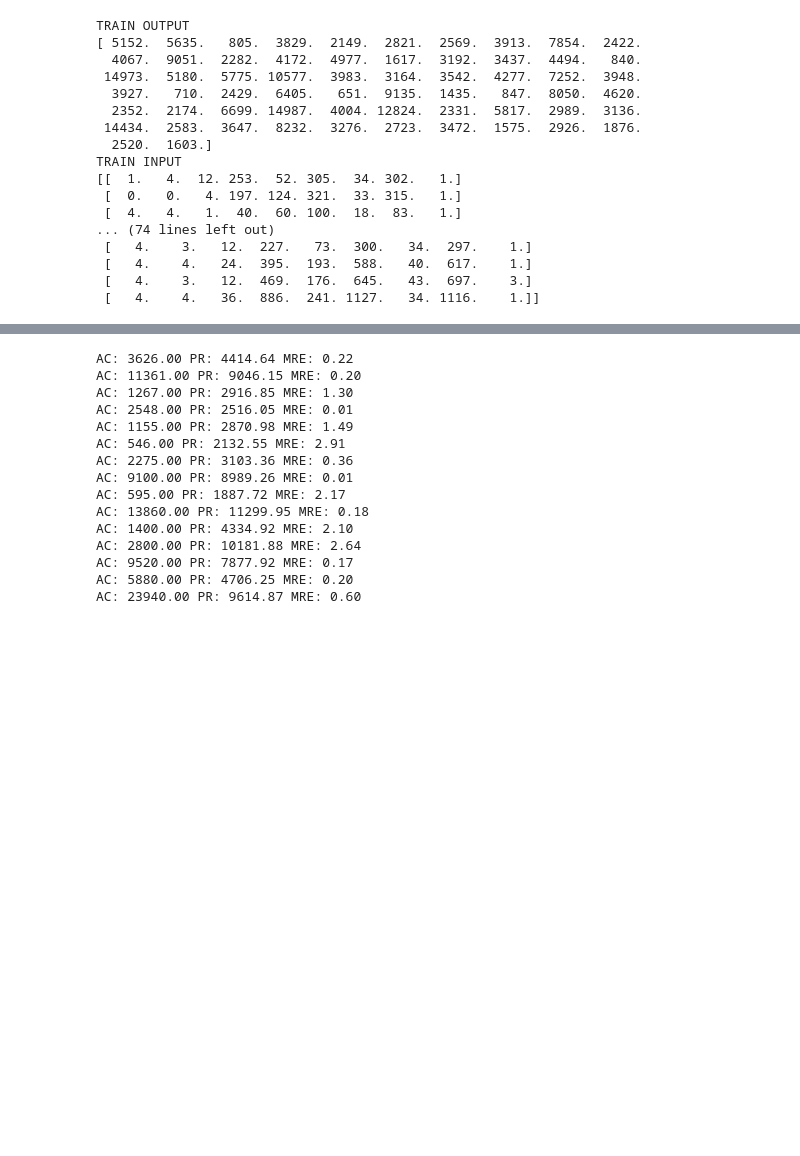
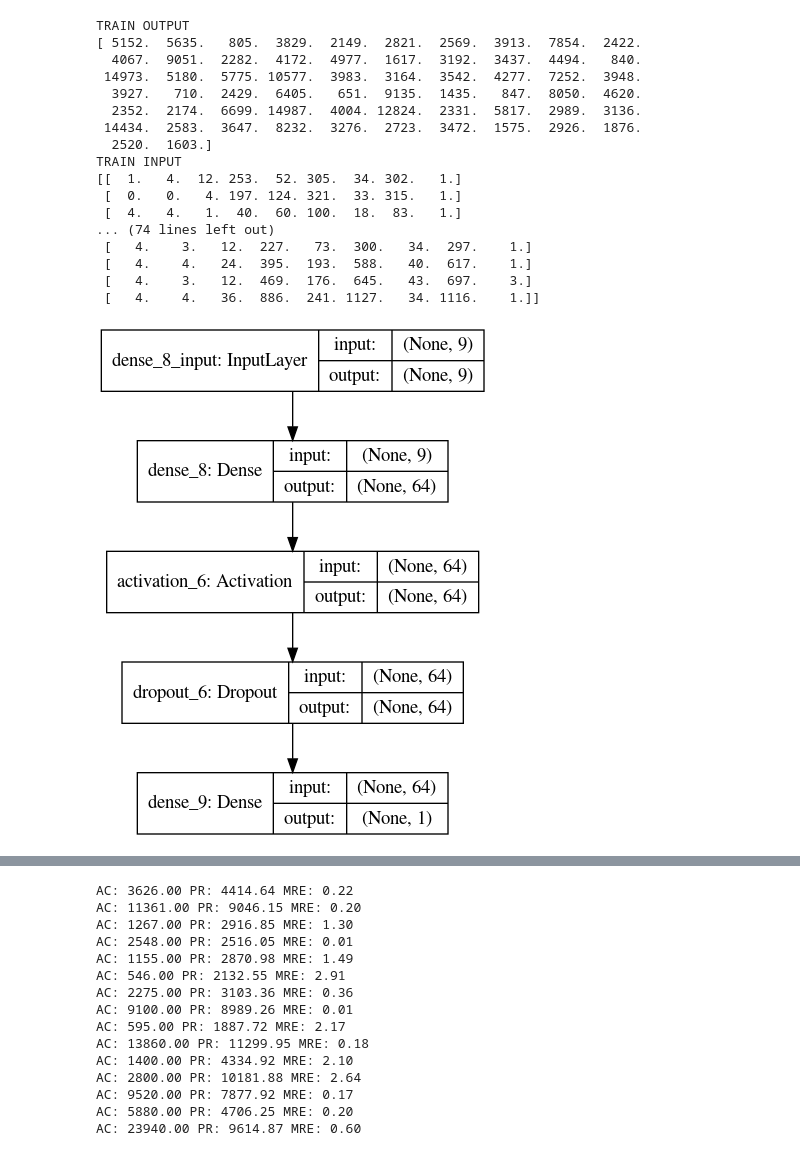
Before and after one commit to abiliocastro/mlsdee, a Jupyter notebook: abilio.ipynb, the cells around one changed output, grey strips where cells are left out. Saved outputs shown, nothing was run; the diff lists cells and outputs as text; code cells hidden in the pictures; blank space fills up the shorter version.

```diff
--- a/abilio.ipynb
+++ b/abilio.ipynb
@@ -19,6 +17,10 @@ def r2_keras(y_true, y_pred):
     SS_res =  K.sum(K.square(y_true - y_pred))
     SS_tot = K.sum(K.square(y_true - K.mean(y_true)))
     return ( 1 - SS_res/(SS_tot + K.epsilon()) )
+# %%
+# custom rmse metrics for keras backend
+def root_mean_squared_error(y_true, y_pred):
+    return K.sqrt(K.mean(K.square(y_pred - y_true)))
 # %%
 # custom Magnitude of Relative Error metrics
 def mre(y_actual, y_pred):
@@ -103,33 +105,22 @@ y_test = sclYtest.transform(y_test.reshape(-1,1))
 # X_test = sclXtest.inverse_transform(X_test)
 # y_test = sclYtest.inverse_transform(y_test)
 # %%
-# define nn like article
+# define nn like livia proposed
 model = Sequential()
-model.add(Dense(55, input_dim=9))
-model.add(Dropout(0.5))
-model.add(Dense(89))
+model.add(Dense(64, input_dim=9))
 model.add(Activation('relu'))
 model.add(Dropout(0.5))
-model.add(Dense(610))
-model.add(Activation('relu'))
-model.add(Dropout(0.5))
-model.add(Dense(144))
-model.add(Activation('relu'))
-model.add(Dropout(0.5))
-model.add(Dense(55))
-model.add(Activation('relu'))
-model.add(Dropout(0.5))
-model.add(Dense(8))
-model.add(Activation('relu'))
 model.add(Dense(1, activation='linear'))
 # %%
 # compile the keras model 4 metrics
-model.compile(loss='mean_absolute_error', optimizer='adam', metrics=[metrics.mse, metrics.mae, r2_keras])
+model.compile(loss='mean_absolute_error', optimizer='adam', metrics=[metrics.mse, metrics.mae, r2_keras, root_mean_squared_error])
 # %%
 # compile the keras model with one metric
 # model.compile(loss='mean_absolute_error', optimizer='adam', metrics=[metrics.mse])
 # %%
-# plot_model(model, to_file='model_plot.png', show_shapes=True, show_layer_names=True)
+plot_model(model, to_file='model_plot.png', show_shapes=True, show_layer_names=True)
+# %% [output]
+[figure, added]
 # %%
 # fit the keras model on the dataset
 # and
```
Also changed, not shown: parts of 3 cells of this notebook, 3 other files.
